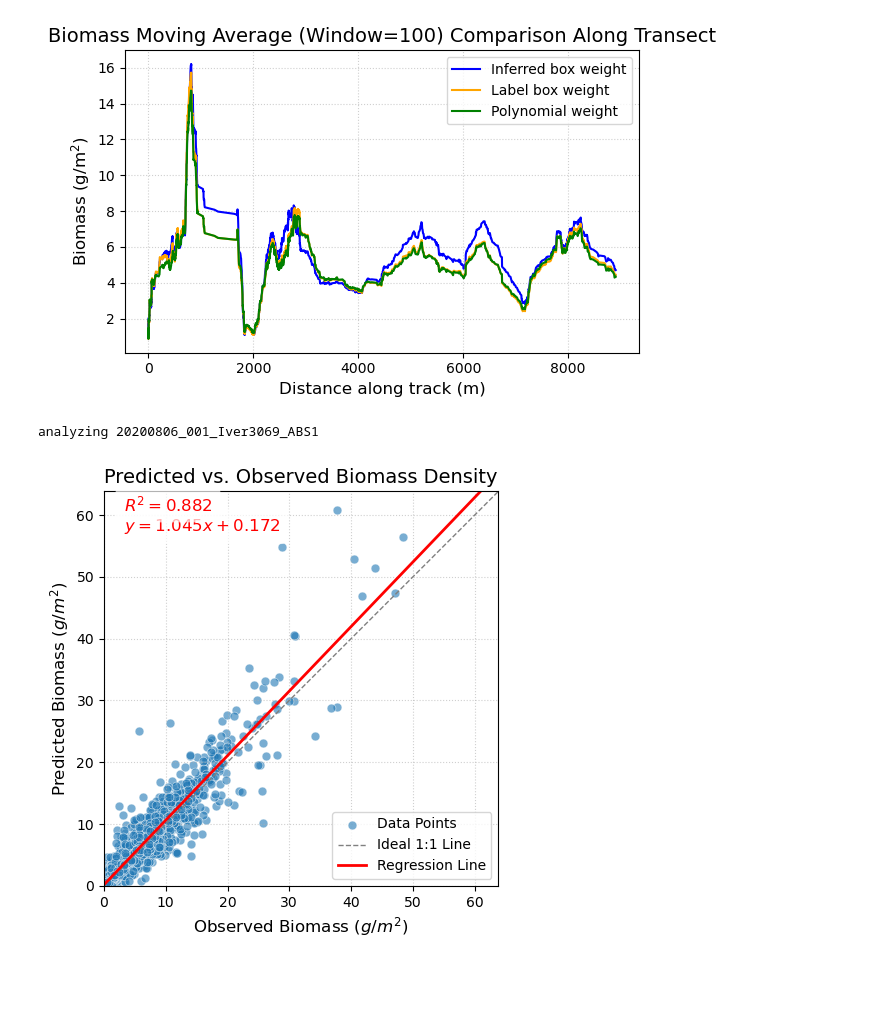
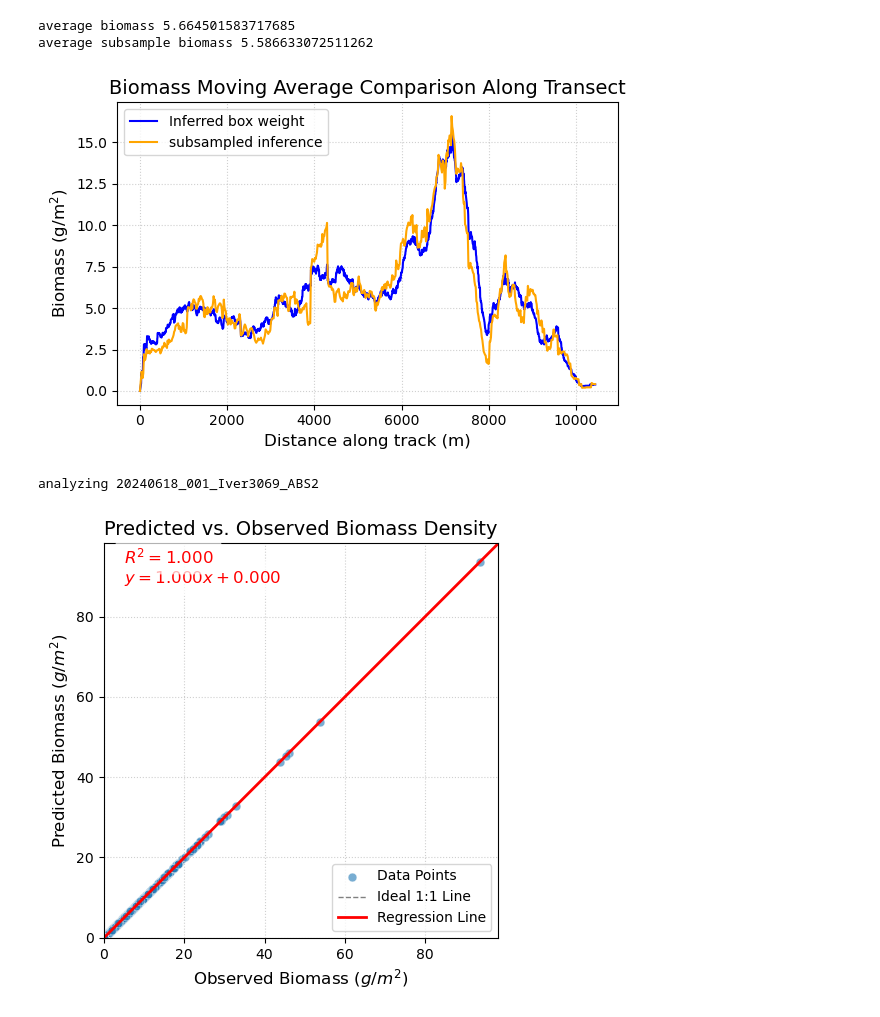
Before and after one commit to ajgeglio/YOLO-train-test-validate-visualize, a Jupyter notebook: notebooks/transects.ipynb, the cells around one changed output. Cells and saved outputs as stored; diff of their text form; code cells hidden in the pictures; blank space fills up the shorter version.

```diff
--- a/notebooks/transects.ipynb
+++ b/notebooks/transects.ipynb
@@ -10,14 +11,12 @@ import pathlib
 # %%
-test_run = "label data inference 2048 all"
-confidence_threshold = 0.5  # Set the confidence threshold for filtering detections
+collect_id = "label data inference 4096 all"
 PATHS = {
     "annual_inference_assmt" : r"Z:\__AdvancedTechnologyBackup\03_InferenceResults\GobyFinder\inference_assessment_all_clean.pkl",
     "weights": r"Z:\__AdvancedTechnologyBackup\06_ModelWeights\GobyFinderAUV2048.pt",
     "poly_lbl_assmt": r"Z:\__AdvancedTechnologyBackup\07_Database\FishScaleLabelAssessment\2020-2023_assessment_confirmedfish.pkl",
     "op_table": r"Z:\__AdvancedTechnologyBackup\07_Database\OP_TABLE.xlsx",
     "metadata": r"Z:\__AdvancedTechnologyBackup\07_Database\MetadataCombined\all_annotated_meta_splits_20250915.csv",
-    "img_directory": r"Z:\__Organized_Directories_InProgress\GobyFinderDatasets\AUV_datasets\images",
-    "run_folder": f"C:\\Users\\ageglio\\ageglio-1\\gobyfinder_yolov8\\output\\test_runs\\{test_run}",
+    "img_directory": r"Z:\__Organized_Directories_InProgress\2024_UnpackedCollects\20240618_001_Iver3069_ABS2\PrimaryImages",
 }
 PATHS.update({
     "new_inference_assmt": os.path.join(PATHS["run_folder"], "inference_results.csv"),
@@ -28,16 +27,3 @@ PATHS.update({
     "pred_df": os.path.join(PATHS["run_folder"], "predictions.csv"),
 })
 paths = {key: pathlib.Path(value) for key, value in PATHS.items()}
-# Define the sets of collect_ids for each split
-COLLECT_IDS = {
-    "transects": {"20200806_001_Iver3069_ABS1", "20200816_001_Iver3069_ABS1",
-                  "20210825_001_Iver3069_ABS1", "20210720_001_Iver3069_ABS1"},
-    "test": {"20200809_001_Iver3069_ABS1", "20200818_001_Iver3069_ABS1", "20200902_001_Iver3069_ABS1", "20200820_001_Iver3069_ABS1", "20200821_001_Iver3069_ABS1", "20200823_001_Iver3069_ABS1",
-             "20210811_001_Iver3069_ABS1", "20210812_001_Iver3069_ABS1", "20210812_002_Iver3069_ABS1", "20210719_001_Iver3069_ABS1", "20210829_001_Iver3069_ABS1", "20210911_001_Iver3069_ABS1", "20210911_002_Iver3069_ABS1", "20210925_001_Iver3069_ABS1",
-             "20220624_001_Iver3069_ABS1", "20220714_002_Iver3069_ABS1", "20220727_001_Iver3069_ABS2", "20220811_002_Iver3098_ABS2", "20220807_003_Iver3069_ABS2", "20220901_001_Iver3069_ABS2", "20220814_001_Iver3069_ABS2", "20220814_002_Iver3069_ABS2",
-             "20230710_001_Iver3098_ABS2", "20230909_001_Iver3069_ABS2", "20230810_002_Iver3098_ABS2", "20230727_001_Iver3098_ABS2"},
-    "validation": {"20200916_001_Iver3069_ABS1", "20200922_002_Iver3069_ABS1", "20200923_002_Iver3069_ABS1",
-                   "20210712_001_Iver3069_ABS1", "20210909_001_Iver3069_ABS1", "20210920_001_Iver3069_ABS1", "20210707_001_Iver3069_ABS1", "20210912_001_Iver3069_ABS1", "20210912_002_Iver3069_ABS1", "20210913_001_Iver3069_ABS1",
-                   "20220711_002_Iver3069_ABS1", "20220714_003_Iver3069_ABS1", "20220717_001_Iver3098_ABS2", "20220825_001_Iver3098_ABS2", "20220914_002_Iver3069_ABS2", "20220902_001_Iver3069_ABS2",
-                   "20230802_001_Iver3098_ABS2", "20230625_001_Iver3098_ABS2", "20230718_002_Iver3098_ABS2", "20230811_001_Iver3098_ABS2", "20230715_001_Iver3098_ABS2"}
-}
@@ -61,0 +72,24 @@ python scripts/runResults.py --img_directory 'Z:/__Organized_Directories_InProgr
+# %%
+# import assessment and label results
+# collect_id = '20240804_001_Iver3069_ABS2'
+collect_id = '20240618_001_Iver3069_ABS2'
+# Usable image list based on metadata
+# usable_images = pd.read_csv(PATHS["metadata"], usecols=["Filename", "Usability", "collect_id"])
+# usable_images = usable_images[usable_images.collect_id == collect_id]
+# usable_images = usable_images[usable_images.Usability=="Usable"].Filename.tolist()
+
+# Load inference assessment and label box results
+# This is the inference results from the runResults.py script
+# inference_assmt = pd.read_csv(PATHS["new_inference_assmt"])
+# inference_assmt = inference_assmt[inference_assmt.Filename.isin(usable_images)]
+inference_assmt = pd.read_pickle(PATHS["annual_inference_assmt"])
+inference_assmt = inference_assmt[inference_assmt.collect_id == collect_id]
+# inference_assmt = inference_assmt[inference_assmt.conf >= confidence_threshold].copy()
+print("inference results confidence threshold", f"{inference_assmt[inference_assmt.conf_pass==1].conf.min():0.2f}")
+# Load the label box results also from the runResults.py script
+# lblres = pd.read_csv(PATHS["lbl_box_results"], index_col=0)
+# lblres = lblres[lblres.Filename.isin(usable_images)]
+
+# Load the FishScale polynomial assessment where full segmentation was required
+# poly_lbl_assmt = pd.read_pickle(PATHS["poly_lbl_assmt"])
+# poly_lbl_assmt = poly_lbl_assmt[poly_lbl_assmt.Filename.isin(usable_images)]
@@ -179,9 +238,15 @@ ValueError: All arrays must be of the same length
+# %%
+print("average biomass", avg_infer_biomass)
+print("average subsample biomass", avg_subsample_biomass)
+# %% [output]
+average biomass 5.664501583717685
+average subsample biomass 5.586633072511262
 # %%
-Transects.plot_biomass_comparison_moving_average(infer_transect=infer_biomass_df, lbl_transect=lblbox_biomass_df, poly_transect=lblpoly_biomass_df, moving_average_window=100)
+Transects.plot_biomass_comparison_moving_average(primary_transect=infer_biomass_df, secondary_transect=subsample_biomass_df, secondary_lbl="subsampled inference", secondary_window=round(100*frac))
 # %% [output]
-[figure, old version]
+[figure, new version]
 # %%
-Transects.create_observed_vs_predicted_plot(lblpoly_biomass_df, infer_biomass_df)
+Transects.create_observed_vs_predicted_plot(infer_biomass_df, subsample_biomass_df)
 # %% [output]
-analyzing 20200806_001_Iver3069_ABS1
+analyzing 20240618_001_Iver3069_ABS2
-[figure, old version]
+[figure, new version]
```
Also changed, not shown: parts of 8 cells of this notebook, 2 other files.
